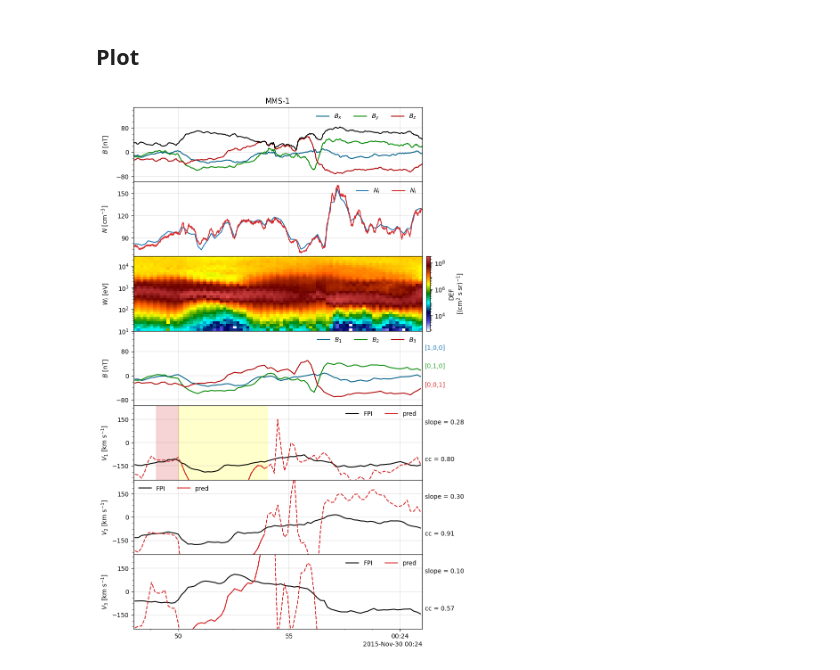
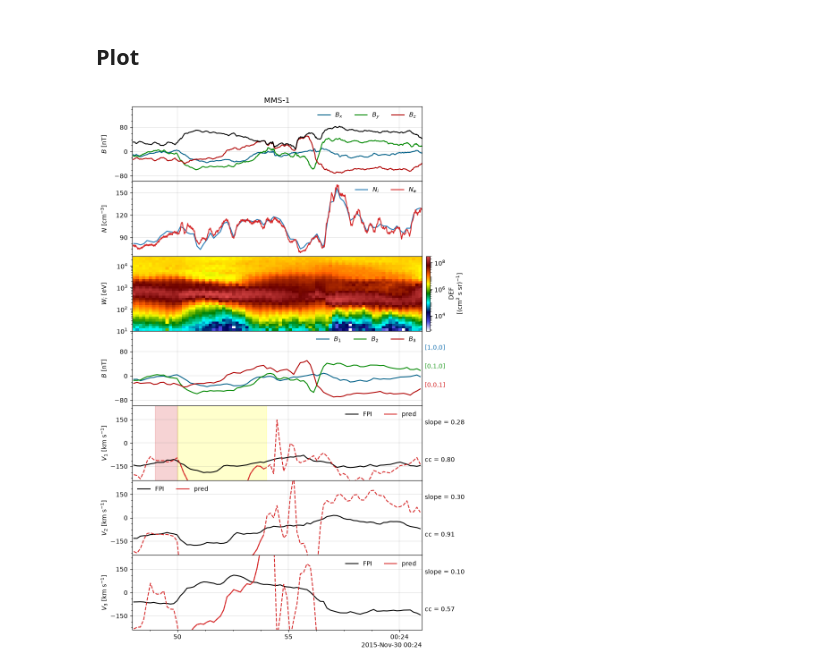
Before and after one commit to louis-richard/irfu-python, a Jupyter notebook: docs/examples/01_mms/example_mms_walen_test.ipynb, the cells around one changed output. Cells and saved outputs as stored; diff of their text form; code cells hidden in the pictures.

Commit message:
use AWS in the walen_test example, fix the n_e label
Co-Authored-By: Claude Opus 5.5 <noreply@anthropic.com>

```diff
--- a/docs/examples/01_mms/example_mms_walen_test.ipynb
+++ b/docs/examples/01_mms/example_mms_walen_test.ipynb
@@ -39,5 +34,5 @@ tint_walen = ["2015-11-30T00:23:50.000", "2015-11-30T00:23:54.000"]
 # %% [markdown]
 ### Ion phase-space density
 # %%
-vdf_i = mms.get_data("pdi_fpi_brst_l2", tint, mms_id)
+vdf_i = mms.get_data("pdi_fpi_brst_l2", tint, mms_id, source="aws")
 # %% [output]
@@ -45,8 +40,8 @@ vdf_i = mms.get_data("pdi_fpi_brst_l2", tint, mms_id)
 # %% [markdown]
 ### Moments
 # %%
-n_i = mms.get_data("ni_fpi_brst_l2", tint, mms_id)
-n_e = mms.get_data("ne_fpi_brst_l2", tint, mms_id)
-v_gse_i = mms.get_data("vi_gse_fpi_brst_l2", tint, mms_id)
-p_gse_i = mms.get_data("pi_gse_fpi_brst_l2", tint, mms_id)
+n_i = mms.get_data("ni_fpi_brst_l2", tint, mms_id, source="aws")
+n_e = mms.get_data("ne_fpi_brst_l2", tint, mms_id, source="aws")
+v_gse_i = mms.get_data("vi_gse_fpi_brst_l2", tint, mms_id, source="aws")
+p_gse_i = mms.get_data("pi_gse_fpi_brst_l2", tint, mms_id, source="aws")
 # %% [output]
@@ -57,5 +52,5 @@ p_gse_i = mms.get_data("pi_gse_fpi_brst_l2", tint, mms_id)
 # %% [markdown]
 ### Magnetic field
 # %%
-b_gse = mms.get_data("b_gse_fgm_brst_l2", tint, mms_id)
+b_gse = mms.get_data("b_gse_fgm_brst_l2", tint, mms_id, source="aws")
 # %% [output]
@@ -63,5 +58,5 @@ b_gse = mms.get_data("b_gse_fgm_brst_l2", tint, mms_id)
 # %% [markdown]
 ### Definitive attitude (defatt)
 # %%
-defatt = mms.load_ancillary("defatt", tint, mms_id)
+defatt = mms.load_ancillary("defatt", tint, mms_id, source="sdc")
 # %% [output]
@@ -148,7 +143,7 @@ axs[0].set_ylabel("$B$ [nT]")
 axs[0].set_title(f"MMS-{mms_id:d}")
 
 plot_line(axs[1], n_i, color="tab:blue", label="$N_i$")
-plot_line(axs[1], n_e, color="tab:red", label="$N_i$")
+plot_line(axs[1], n_e, color="tab:red", label="$N_e$")
 axs[1].legend(ncol=3, frameon=False)
 axs[1].set_ylabel("$N$ [cm$^{-3}$]")
 
@@ -207,31 +202,31 @@ axs[4].axvspan(
     color="yellow",
     alpha=0.2,
 )
 
 
 plot_line(axs[5], v_123_i[:, 1], color="k", label="FPI")
 plot_line(axs[5], v_i_pred2_w[:, 1], color="tab:red", linestyle="-", label="pred")
 plot_line(axs[5], v_i_pred2[:, 1], color="tab:red", linestyle="--")
 axs[5].legend(ncol=3, frameon=False)
 axs[5].set_ylim([-240, 240])
 axs[5].set_ylabel("$V_2$ [km s$^{-1}$]")
 axs[5].text(
     1.01, 0.75, f"slope = {slope_2[1]:3.2f}", color="k", transform=axs[5].transAxes
 )
 axs[5].text(1.01, 0.25, f"cc = {cc_2[1]:3.2f}", color="k", transform=axs[5].transAxes)
 
 
 plot_line(axs[6], v_123_i[:, 2], color="k", label="FPI")
 plot_line(axs[6], v_i_pred2_w[:, 2], color="tab:red", linestyle="-", label="pred")
 plot_line(axs[6], v_i_pred2[:, 2], color="tab:red", linestyle="--")
 axs[6].legend(ncol=3, frameon=False)
 axs[6].set_ylim([-240, 240])
 axs[6].set_ylabel("$V_3$ [km s$^{-1}$]")
 axs[6].text(
     1.01, 0.75, f"slope = {slope_2[2]:3.2f}", color="k", transform=axs[6].transAxes
 )
 axs[6].text(1.01, 0.25, f"cc = {cc_2[2]:3.2f}", color="k", transform=axs[6].transAxes)
 
 f.align_ylabels(axs)
 # %% [output]
-[figure, old version]
+[figure, new version]
```
Also changed, not shown: parts of 5 cells of this notebook.
